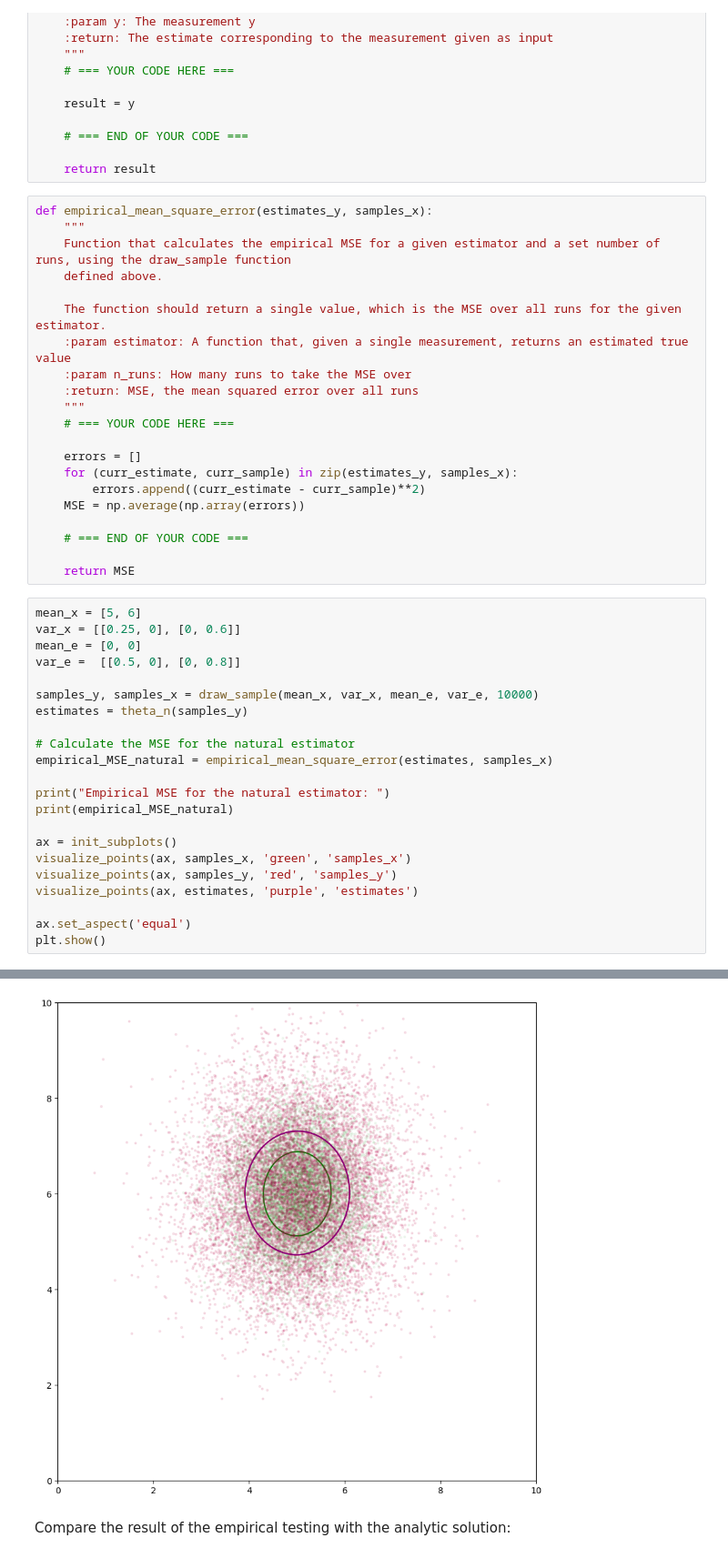
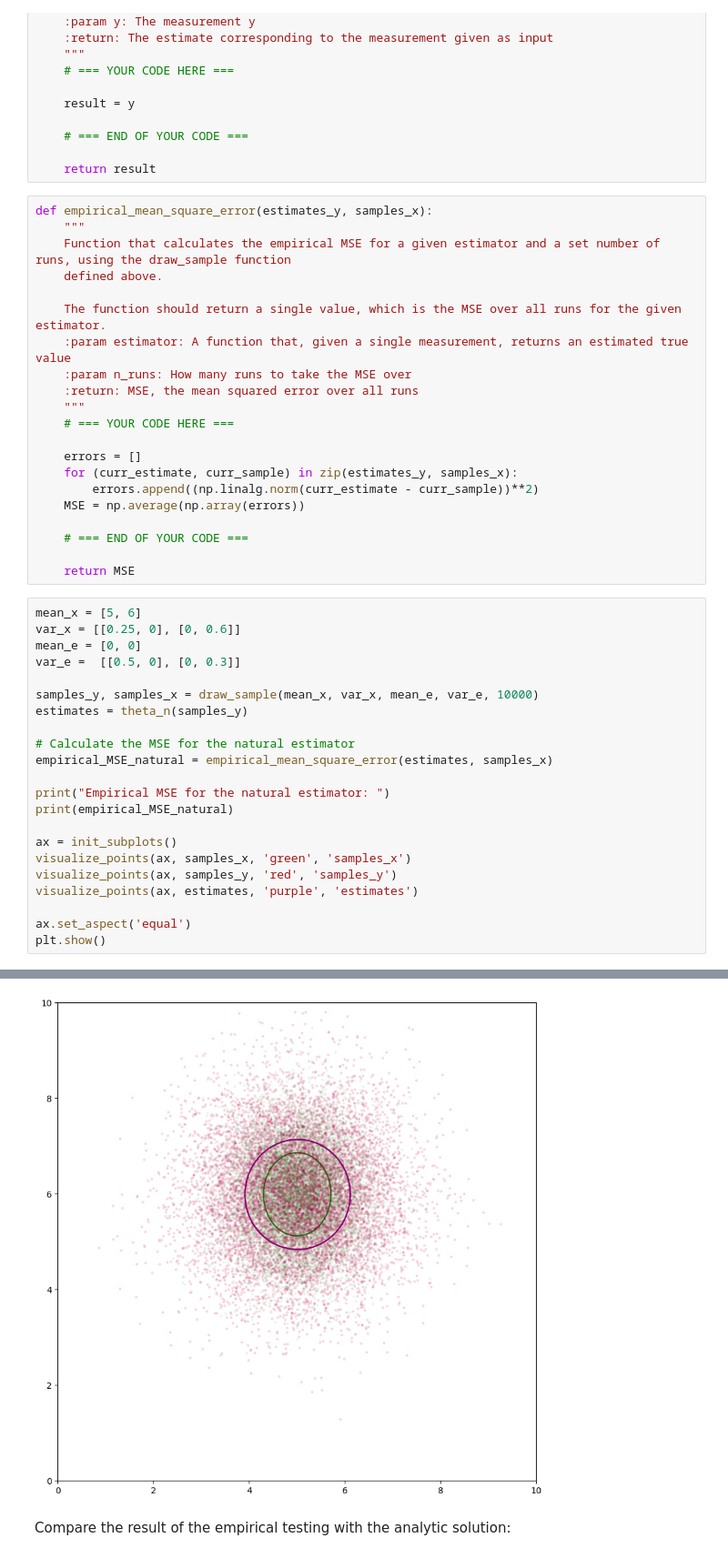
Before and after one commit to derMacon/ss23_sensor-data-fusion, a Jupyter notebook: jupyter-notebooks/exercises-self-created/ex06_problems_modified.ipynb, the cells around one changed output, grey strips where cells are left out. Shown at 91% size. Cells and saved outputs as stored; diff of their text form.

```diff
--- a/jupyter-notebooks/exercises-self-created/ex06_problems_modified.ipynb
+++ b/jupyter-notebooks/exercises-self-created/ex06_problems_modified.ipynb
@@ -143,7 +143,7 @@ def empirical_mean_square_error(estimates_y, samples_x):
 
     errors = []
     for (curr_estimate, curr_sample) in zip(estimates_y, samples_x):
-        errors.append((curr_estimate - curr_sample)**2)
+        errors.append((np.linalg.norm(curr_estimate - curr_sample))**2)
     MSE = np.average(np.array(errors))
 
     # === END OF YOUR CODE ===
@@ -153,7 +153,7 @@ def empirical_mean_square_error(estimates_y, samples_x):
 mean_x = [5, 6]
 var_x = [[0.25, 0], [0, 0.6]]
 mean_e = [0, 0]
-var_e =  [[0.5, 0], [0, 0.8]]
+var_e =  [[0.5, 0], [0, 0.3]]
 
 samples_y, samples_x = draw_sample(mean_x, var_x, mean_e, var_e, 10000)
 estimates = theta_n(samples_y)
@@ -177,4 +177,4 @@ Empirical MSE for the natural estimator:
-[figure, old version]
+[figure, new version]
 # %% [markdown]
 Compare the result of the empirical testing with the analytic solution:
 # %%
```
Also changed, not shown: parts of 4 cells of this notebook.
